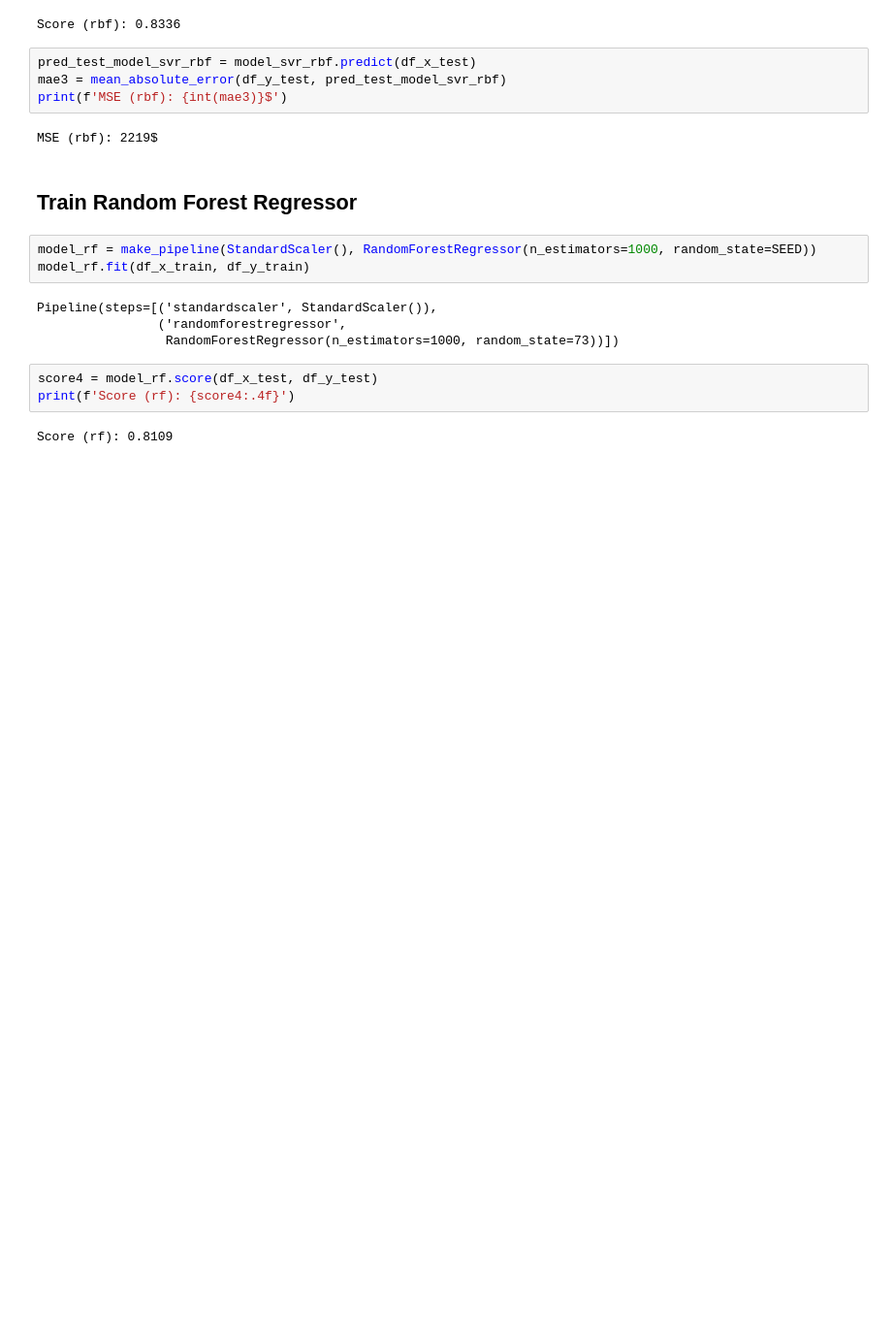
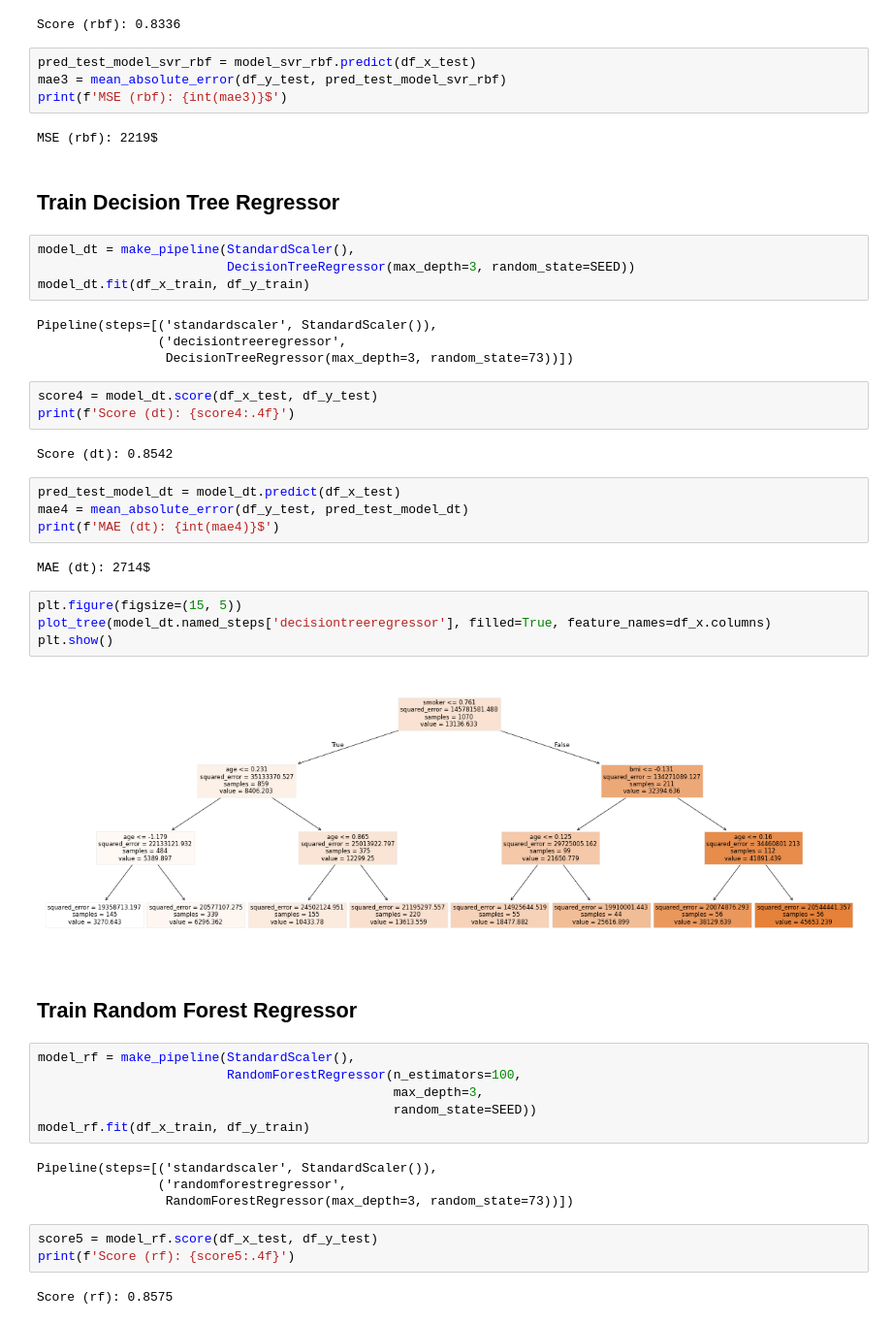
Before and after one commit to azmiozgen/utilynx, a Jupyter notebook: lib/machine_learning/linear_regression_2.ipynb, the cells around one changed output. Shown: that part at 97% size. Cells and saved outputs as stored; diff of their text form; blank space fills up the shorter version.

Commit message:
feat: add decision tree part

```diff
--- a/lib/machine_learning/linear_regression_2.ipynb
+++ b/lib/machine_learning/linear_regression_2.ipynb
@@ -207,20 +205,50 @@ mae3 = mean_absolute_error(df_y_test, pred_test_model_svr_rbf)
 print(f'MSE (rbf): {int(mae3)}$')
 # %% [output]
 MSE (rbf): 2219$
+# %% [markdown]
+## Train Decision Tree Regressor
+# %%
+model_dt = make_pipeline(StandardScaler(),
+                         DecisionTreeRegressor(max_depth=3, random_state=SEED))
+model_dt.fit(df_x_train, df_y_train)
+# %% [output]
+Pipeline(steps=[('standardscaler', StandardScaler()),
+                ('decisiontreeregressor',
+                 DecisionTreeRegressor(max_depth=3, random_state=73))])
+# %%
+score4 = model_dt.score(df_x_test, df_y_test)
+print(f'Score (dt): {score4:.4f}')
+# %% [output]
+Score (dt): 0.8542
+# %%
+pred_test_model_dt = model_dt.predict(df_x_test)
+mae4 = mean_absolute_error(df_y_test, pred_test_model_dt)
+print(f'MAE (dt): {int(mae4)}$')
+# %% [output]
+MAE (dt): 2714$
+# %%
+plt.figure(figsize=(15, 5))
+plot_tree(model_dt.named_steps['decisiontreeregressor'], filled=True, feature_names=df_x.columns)
+plt.show()
+# %% [output]
+[figure, added]
 # %% [markdown]
 ## Train Random Forest Regressor
 # %%
-model_rf = make_pipeline(StandardScaler(), RandomForestRegressor(n_estimators=1000, random_state=SEED))
+model_rf = make_pipeline(StandardScaler(),
+                         RandomForestRegressor(n_estimators=100,
+                                               max_depth=3,
+                                               random_state=SEED))
 model_rf.fit(df_x_train, df_y_train)
 # %% [output]
 Pipeline(steps=[('standardscaler', StandardScaler()),
                 ('randomforestregressor',
-                 RandomForestRegressor(n_estimators=1000, random_state=73))])
+                 RandomForestRegressor(max_depth=3, random_state=73))])
 # %%
-score4 = model_rf.score(df_x_test, df_y_test)
-print(f'Score (rf): {score4:.4f}')
+score5 = model_rf.score(df_x_test, df_y_test)
+print(f'Score (rf): {score5:.4f}')
 # %% [output]
-Score (rf): 0.8109
+Score (rf): 0.8575
 # %%
 pred_test_model_rf = model_rf.predict(df_x_test)
 mae4 = mean_absolute_error(df_y_test, pred_test_model_rf)
```
Also changed, not shown: parts of 2 cells of this notebook.
